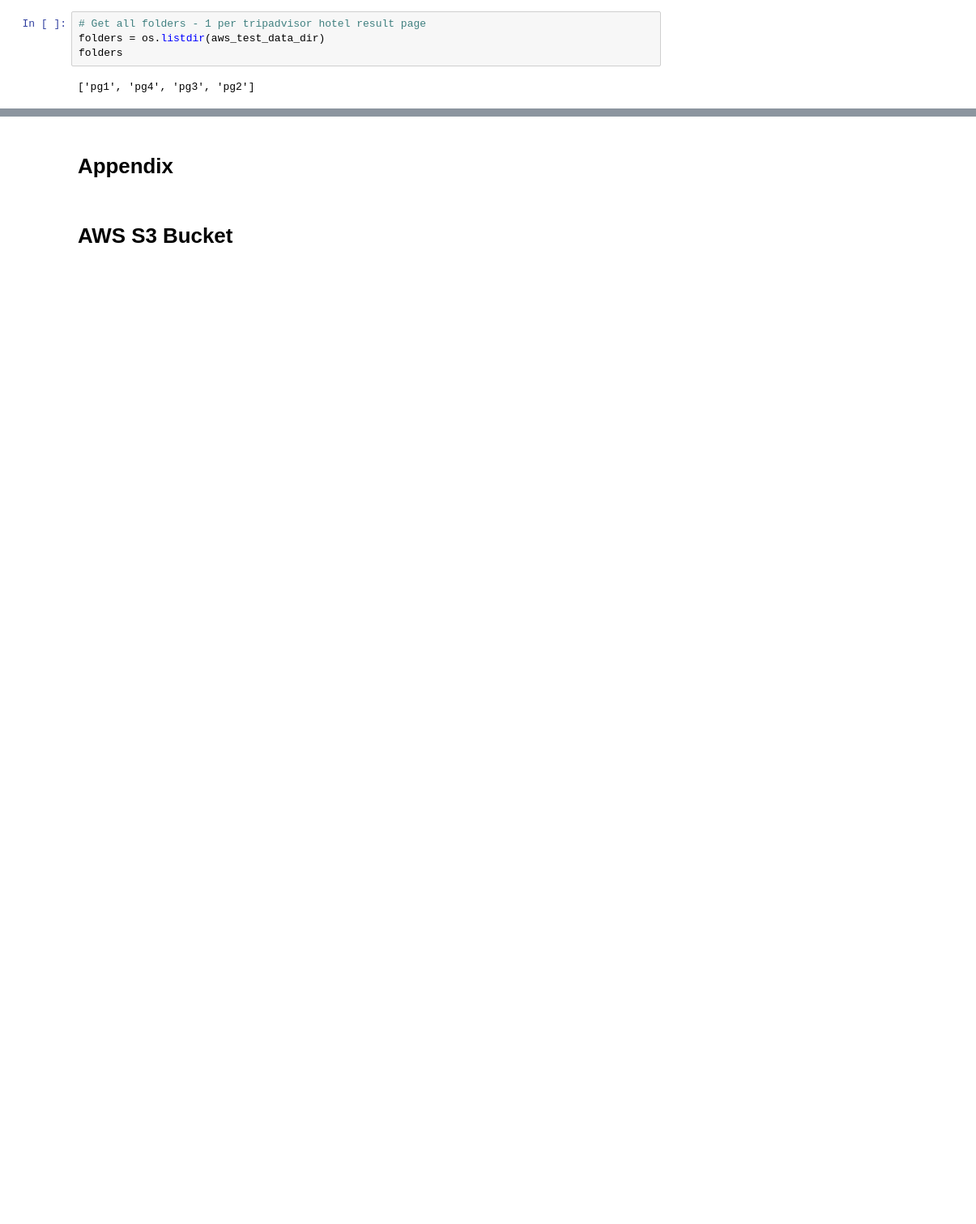
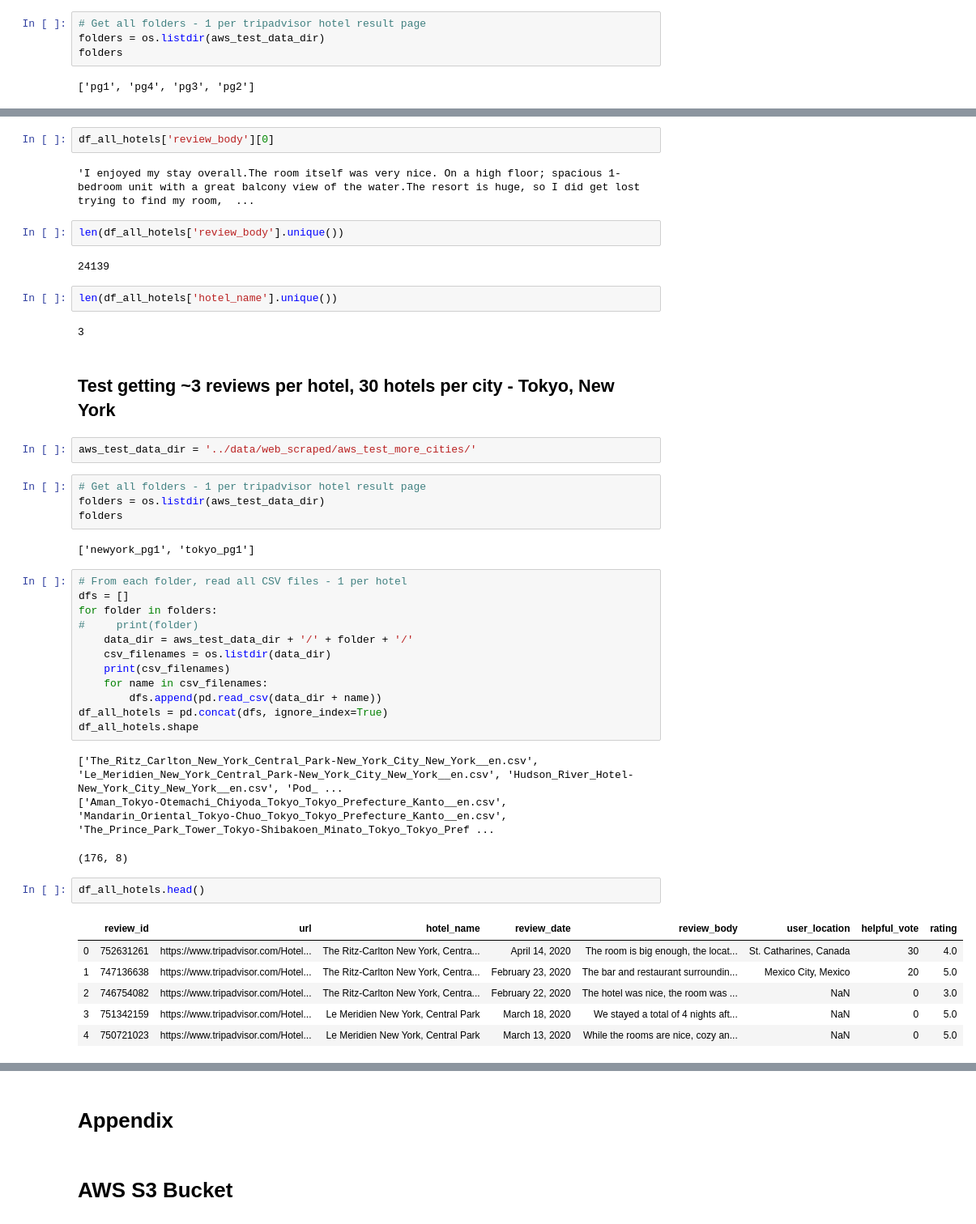
Before and after one commit to chelseanbr/between-the-lines, a Jupyter notebook: notebooks/web_scraping_tripadvisor_aws.ipynb, the cells around one changed output, grey strips where cells are left out. Shown at 81% size. Cells and saved outputs as stored; diff of their text form; blank space fills up the shorter version.

```diff
--- a/notebooks/web_scraping_tripadvisor_aws.ipynb
+++ b/notebooks/web_scraping_tripadvisor_aws.ipynb
@@ -134,0 +168,47 @@ df_all_hotels['review_body'][0]
+# %%
+df_all_hotels['review_body'][0]
+# %% [output]
+'I enjoyed my stay overall.The room itself was very nice. On a high floor; spacious 1-bedroom unit with a great balcony view of the water.The resort is huge, so I did get lost trying to find my room,  ...
+# %%
+len(df_all_hotels['review_body'].unique())
+# %% [output]
+24139
+# %%
+len(df_all_hotels['hotel_name'].unique())
+# %% [output]
+3
+# %% [markdown]
+## Test getting ~3 reviews per hotel, 30 hotels per city - Tokyo, New York
+# %%
+aws_test_data_dir = '../data/web_scraped/aws_test_more_cities/'
+# %%
+# Get all folders - 1 per tripadvisor hotel result page
+folders = os.listdir(aws_test_data_dir)
+folders
+# %% [output]
+['newyork_pg1', 'tokyo_pg1']
+# %%
+# From each folder, read all CSV files - 1 per hotel
+dfs = []
+for folder in folders:
+#     print(folder)
+    data_dir = aws_test_data_dir + '/' + folder + '/'
+    csv_filenames = os.listdir(data_dir)
+    print(csv_filenames)
+    for name in csv_filenames:
+        dfs.append(pd.read_csv(data_dir + name))
+df_all_hotels = pd.concat(dfs, ignore_index=True)
+df_all_hotels.shape
+# %% [output]
+['The_Ritz_Carlton_New_York_Central_Park-New_York_City_New_York__en.csv', 'Le_Meridien_New_York_Central_Park-New_York_City_New_York__en.csv', 'Hudson_River_Hotel-New_York_City_New_York__en.csv', 'Pod_ ...
+['Aman_Tokyo-Otemachi_Chiyoda_Tokyo_Tokyo_Prefecture_Kanto__en.csv', 'Mandarin_Oriental_Tokyo-Chuo_Tokyo_Tokyo_Prefecture_Kanto__en.csv', 'The_Prince_Park_Tower_Tokyo-Shibakoen_Minato_Tokyo_Tokyo_Pref ...
+(176, 8)
+# %%
+df_all_hotels.head()
+# %% [output]
+|  | review_id | url | hotel_name | review_date | review_body | user_location | helpful_vote | rating |
+| 0 | 752631261 | https://www.tripadvisor.com/Hotel... | The Ritz-Carlton New York, Centra... | April 14, 2020 | The room is big enough, the locat... | St. Catharines, Canada | 30 | 4.0 |
+| 1 | 747136638 | https://www.tripadvisor.com/Hotel... | The Ritz-Carlton New York, Centra... | February 23, 2020 | The bar and restaurant surroundin... | Mexico City, Mexico | 20 | 5.0 |
+| 2 | 746754082 | https://www.tripadvisor.com/Hotel... | The Ritz-Carlton New York, Centra... | February 22, 2020 | The hotel was nice, the room was ... | NaN | 0 | 3.0 |
+| 3 | 751342159 | https://www.tripadvisor.com/Hotel... | Le Meridien New York, Central Park | March 18, 2020 | We stayed a total of 4 nights aft... | NaN | 0 | 5.0 |
+| 4 | 750721023 | https://www.tripadvisor.com/Hotel... | Le Meridien New York, Central Park | March 13, 2020 | While the rooms are nice, cozy an... | NaN | 0 | 5.0 |
```
Also changed, not shown: parts of 38 cells of this notebook, 2 other files.
